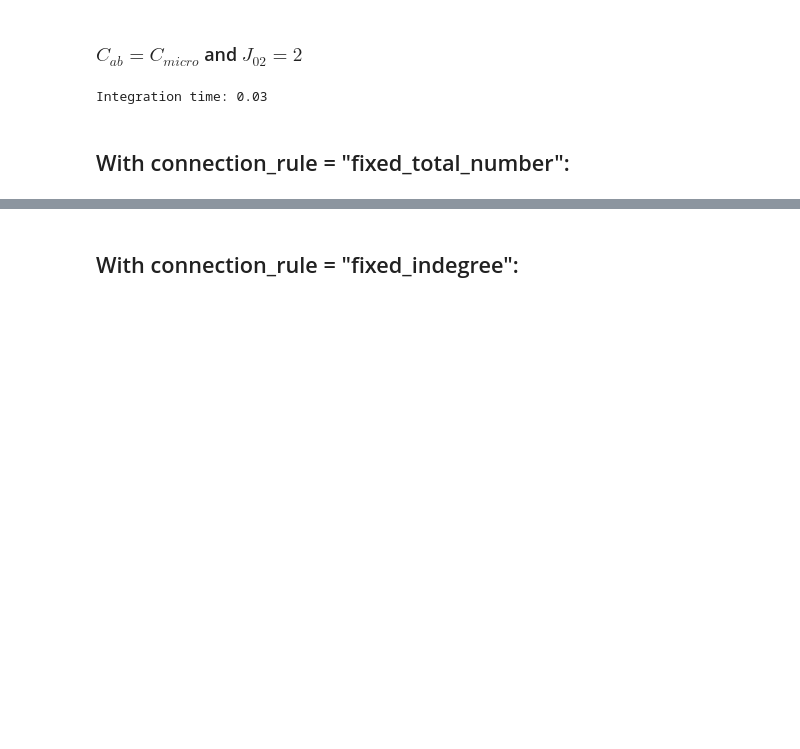
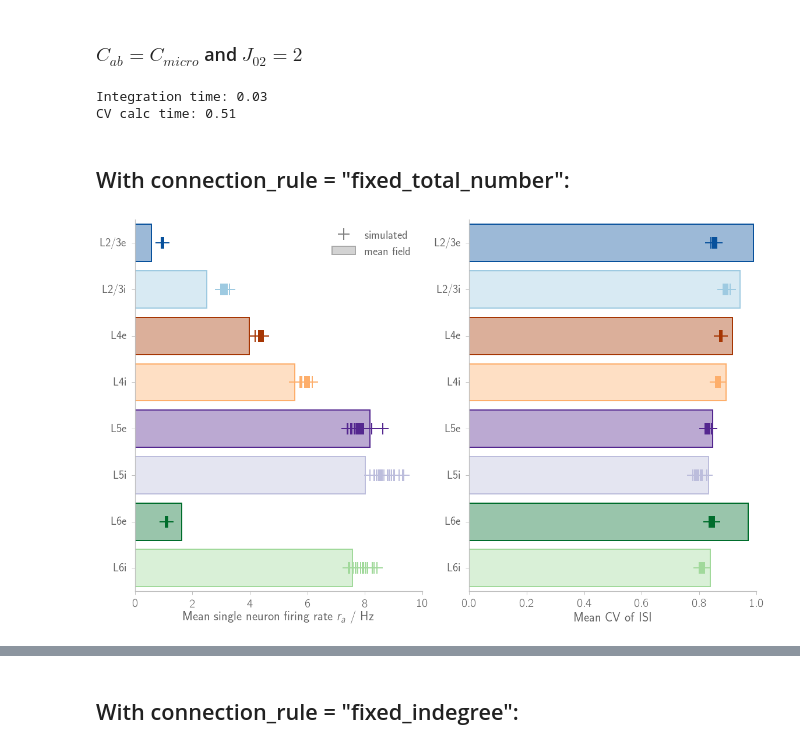
Before and after one commit to frschu/microcircuit, a Jupyter notebook: analysis/compare_sim_mf.ipynb, the cells around one changed output, grey strips where cells are left out. Cells and saved outputs as stored; diff of their text form; code cells hidden in the pictures; blank space fills up the shorter version.

```diff
--- a/analysis/compare_sim_mf.ipynb
+++ b/analysis/compare_sim_mf.ipynb
@@ -62,16 +87,21 @@ connection_rule = "fixed_indegree"
 model_micro       = model_class.model(connection_rule=connection_rule)
 
 v_guess_0       = np.array([ 0.6,  2.5,  4. ,  5.6,  8.2,  8. ,  1.6,  7.6])
-jacobian=False
 root_method='hybr'
 options= {"xtol": 1e-13, "maxfev": 10**3}
 
 t_int0      = time.time()
-rate_mf = solve_model(model_micro, v_guess_0,
-                jacobian=jacobian, root_method=root_method, options=options)
+rate_mf     = solve_model(model_micro, v_guess_0,
+                          root_method=root_method, options=options)
 t_int1      = time.time() - t_int0
 print("Integration time: %.2f"%(t_int1))
+
+t_int0      = time.time()
+cv_isi_mf   = CV_ISI_mf(rate_mf, model=model_micro)
+t_int1      = time.time() - t_int0
+print("CV calc time: %.2f"%(t_int1))
 # %% [output]
 Integration time: 0.03
+CV calc time: 0.51
 # %% [markdown]
 ## With connection_rule = "fixed_total_number":
@@ -78,24 +129,51 @@ Integration time: 0.03
 # %%
 ######################################################
 # Simulation results
 ######################################################
 # DATA
 sim_spec = "a1.0_t20.4_00"
 data_path = "/export/data-schuessler/data_microcircuit/micro"
 res_file_name = sim_spec + "_res.hdf5"
 path_res_file = os.path.join(data_path, res_file_name)
 
 (area, t_sim, t_trans, t_measure, dt,
     populations, layers, types,
     n_populations, n_layers, n_types) = hf.basic_data(path_res_file)
 
 with h5py.File(path_res_file, "r") as res_file:
     n_sims = len(res_file.keys())
 
     rates_mean_all = np.zeros((n_sims, n_populations))
-    rates_std_all = np.zeros((n_sims, n_populations))
+    cv_isi_mean_all     = np.zeros((n_sims, n_populations))
     for j, sim_spec2 in enumerate(res_file.keys()):
         res_grp = res_file[sim_spec2]
 
-        rates_mean_all[j]   = res_grp["rates_mean"]
-        rates_std_all[j]    = res_grp["rates_std"]
+        rates_mean_all[j]   = res_grp["rates_mean"][:]
+        cv_isi_mean_all[j]  = res_grp["cv_isi_mean"][:]
+
+######################################################
+# Plotting
+######################################################
+
+fig = plt.figure()
+
+ax1 = hf.add_subplot(fig, n_rows_cols=(1, 2), index_row_col=(0, 0), rowspan=1, colspan=1)
+plot_compare_sim_mf(rates_mean_all, rate_mf, ax1)
+ax1.set_xlabel("Mean single neuron firing rate $r_a$ / Hz")
+ax1.set_xlim(0, 10)
+ax1.legend(loc="best")
+
+ax2 = hf.add_subplot(fig, n_rows_cols=(1, 2), index_row_col=(0, 1), rowspan=1, colspan=1)
+data = cv_isi_mean_all
+plot_compare_sim_mf(cv_isi_mean_all, cv_isi_mf, ax2)
+ax2.set_xlabel("Mean CV of ISI")
+ax2.set_xlim(0, 1)
+
+for ax in fig.axes:
+    style.fixticks(ax)
+
+fig_name = "compare_sim_mf_fixed_total_number"
+if save_fig:
+    hf.saving_fig(fig, figure_path, fig_name, verbose=False)
+# %% [output]
+[figure, added]
```
Also changed, not shown: parts of 7 cells of this notebook, 21 other files.
